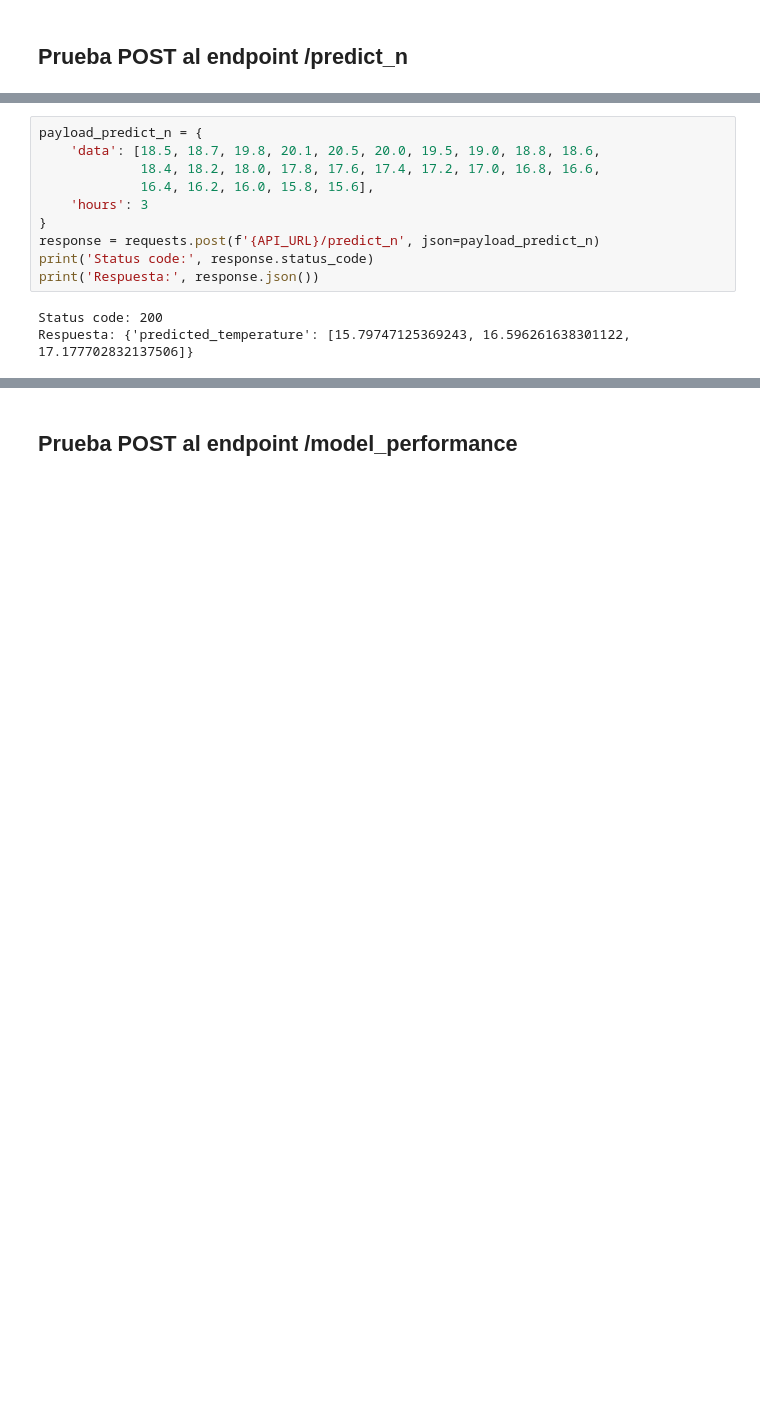
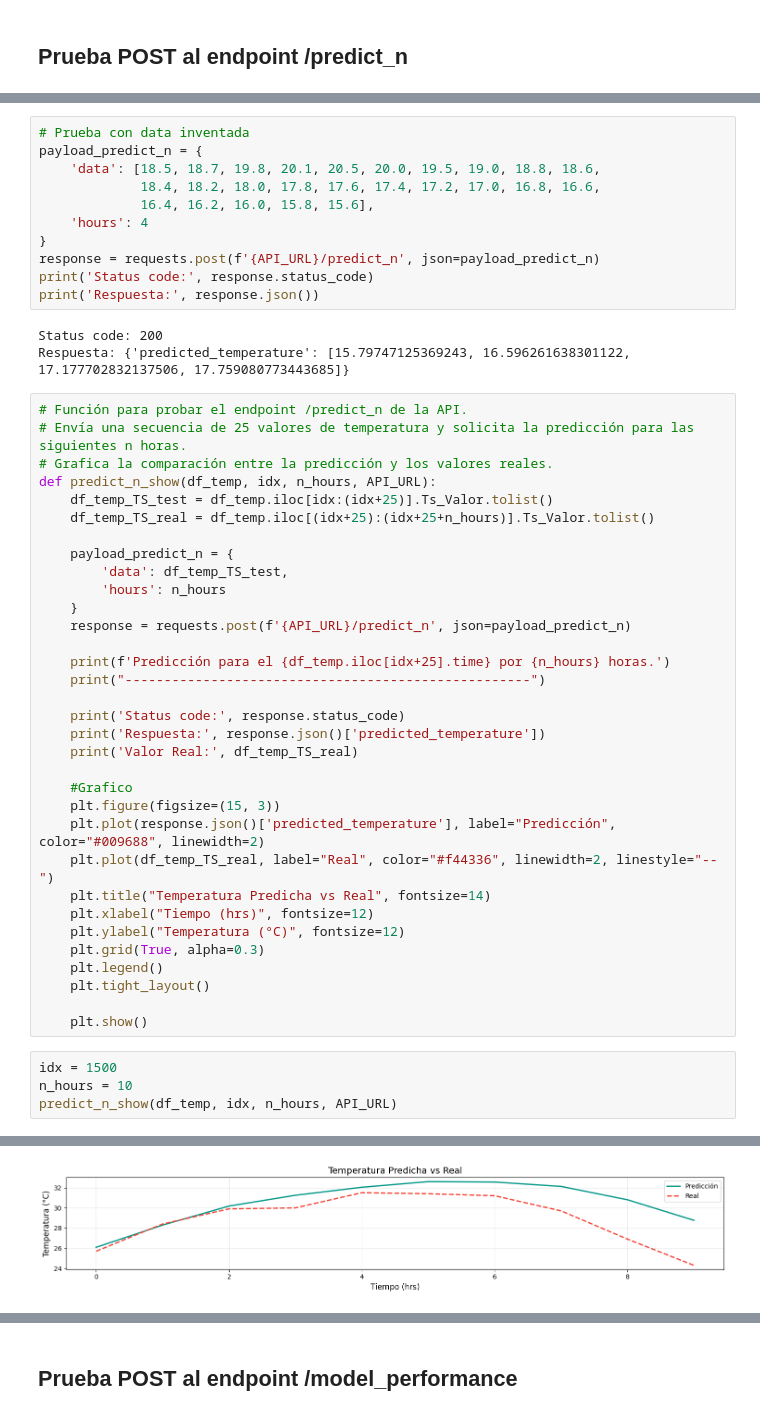
Before and after one commit to desareca/DataDevPP_T2, a Jupyter notebook: notebooks/client.ipynb, the cells around one changed output, grey strips where cells are left out. Saved outputs shown, nothing was run; the diff lists cells and outputs as text; blank space fills up the shorter version.

```diff
--- a/notebooks/client.ipynb
+++ b/notebooks/client.ipynb
@@ -39,13 +158,52 @@ Respuesta: {'predicted_temperature': 20.501222956298044}
 # %%
+# Prueba con data inventada
 payload_predict_n = {
     'data': [18.5, 18.7, 19.8, 20.1, 20.5, 20.0, 19.5, 19.0, 18.8, 18.6,
              18.4, 18.2, 18.0, 17.8, 17.6, 17.4, 17.2, 17.0, 16.8, 16.6,
              16.4, 16.2, 16.0, 15.8, 15.6],
-    'hours': 3
+    'hours': 4
 }
 response = requests.post(f'{API_URL}/predict_n', json=payload_predict_n)
 print('Status code:', response.status_code)
 print('Respuesta:', response.json())
 # %% [output]
 Status code: 200
-Respuesta: {'predicted_temperature': [15.79747125369243, 16.596261638301122, 17.177702832137506]}
+Respuesta: {'predicted_temperature': [15.79747125369243, 16.596261638301122, 17.177702832137506, 17.759080773443685]}
+# %%
+# Función para probar el endpoint /predict_n de la API.
+# Envía una secuencia de 25 valores de temperatura y solicita la predicción para las siguientes n horas.
+# Grafica la comparación entre la predicción y los valores reales.
+def predict_n_show(df_temp, idx, n_hours, API_URL):
+    df_temp_TS_test = df_temp.iloc[idx:(idx+25)].Ts_Valor.tolist()
+    df_temp_TS_real = df_temp.iloc[(idx+25):(idx+25+n_hours)].Ts_Valor.tolist()
+
+    payload_predict_n = {
+        'data': df_temp_TS_test,
+        'hours': n_hours
+    }
+    response = requests.post(f'{API_URL}/predict_n', json=payload_predict_n)
+
+    print(f'Predicción para el {df_temp.iloc[idx+25].time} por {n_hours} horas.')
+    print("----------------------------------------------------")
+
+    print('Status code:', response.status_code)
+    print('Respuesta:', response.json()['predicted_temperature'])
+    print('Valor Real:', df_temp_TS_real)
+
+    #Grafico
+    plt.figure(figsize=(15, 3))
+    plt.plot(response.json()['predicted_temperature'], label="Predicción", color="#009688", linewidth=2)
+    plt.plot(df_temp_TS_real, label="Real", color="#f44336", linewidth=2, linestyle="--")
+    plt.title("Temperatura Predicha vs Real", fontsize=14)
+    plt.xlabel("Tiempo (hrs)", fontsize=12)
+    plt.ylabel("Temperatura (°C)", fontsize=12)
+    plt.grid(True, alpha=0.3)
+    plt.legend()
+    plt.tight_layout()
+
+    plt.show()
+# %%
+idx = 1500
+n_hours = 10
+predict_n_show(df_temp, idx, n_hours, API_URL)
+# %% [output]
@@ -51,0 +215 @@ Respuesta: {'predicted_temperature': [15.79747125369243, 16.596261638301122, 17.
+[figure, added]
```
Also changed, not shown: parts of 33 cells of this notebook.
